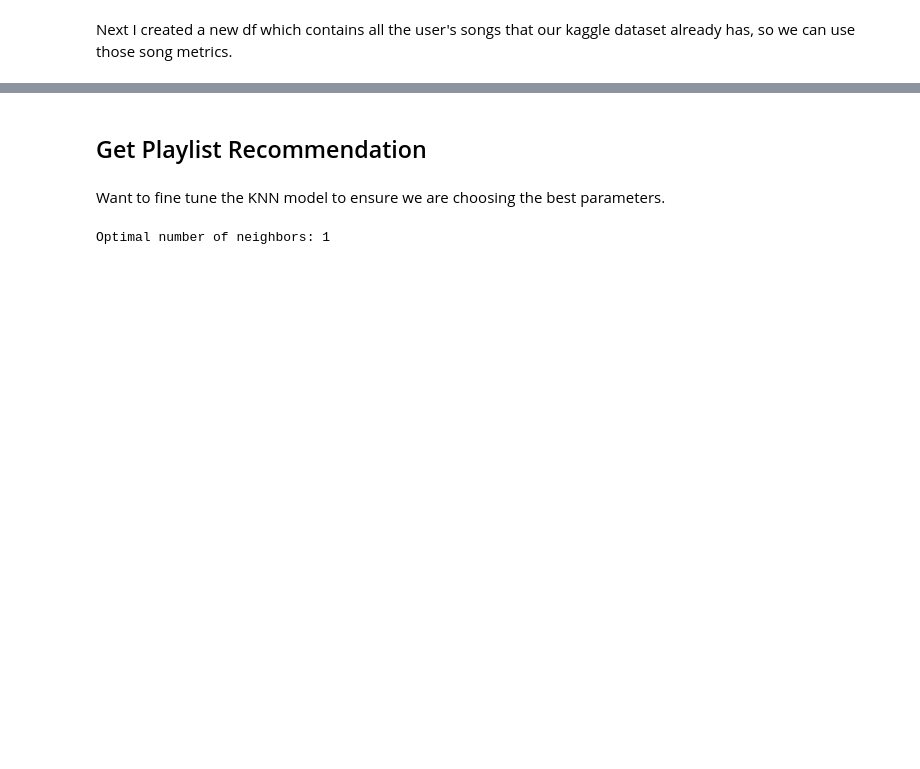
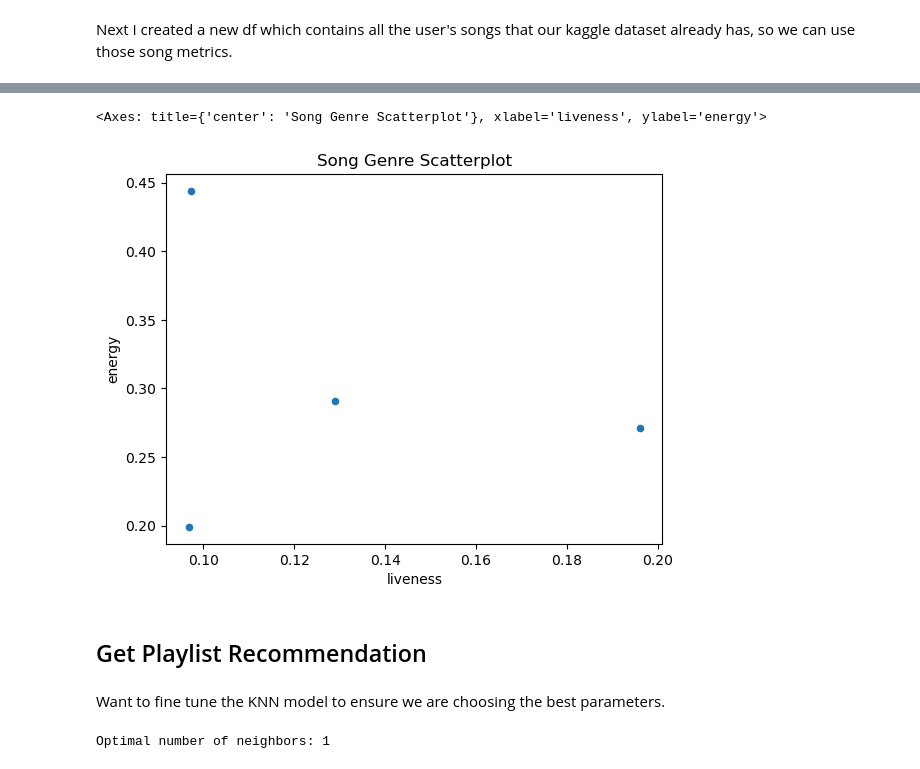
Before and after one commit to avajts/pic16b_project, a Jupyter notebook: music_rec.ipynb, the cells around one changed output, grey strips where cells are left out. Saved outputs shown, nothing was run; the diff lists cells and outputs as text; code cells hidden in the pictures; blank space fills up the shorter version.

```diff
--- a/music_rec.ipynb
+++ b/music_rec.ipynb
@@ -99,0 +178,32 @@ user_df
+# %%
+def playlist_rec_songs(df, knn, playlist, n=5):
+
+    # Get requested playlist
+    df_playlist = df_users_PandT[df_users_PandT['name'].str.lower() == playlist.lower()]
+
+    # Extract column 'track_id' as a list
+    playlist_ids = df_playlist['track_id'].tolist()
+
+    # Filter the DataFrame of song metrics to get only the songs with these
+    df = df[df['track_id'].isin(playlist_ids)]
+
+    # Rest the index of rows
+    df = df.reset_index(drop=True)
+
+    # Ensure `n` does not exceed the number of available songs in the dataset
+    max_neighbors = min(n, len(df))
+
+    # Ensure `user_songs` has enough entries
+    num_user_songs = len(df)
+    if num_user_songs < max_neighbors:
+        print(f"Warning: User provided only {num_user_songs} songs. Adjusting neighbors to {num_user_songs}.")
+        max_neighbors = num_user_songs
+
+
+    # Find nearest neighbors
+    distances, indices = knn.kneighbors(df[['track_genre_encoded', 'tempo', 'energy', 'liveness']], n_neighbors=max_neighbors)
+
+    # Get recommended tracks from the spotify dataset
+    recommended_tracks = df_spotify_tracks.iloc[indices[0]]
+
+    return recommended_tracks[['artists', 'album_name', 'track_name', 'popularity', 'duration_ms', 'explicit', 'danceability', 'energy', 'key', 'loudness', 'mode', 'speechiness', 'acousticness', 'instrumentalness', 'liveness', 'valence', 'tempo', 'time_signature', 'track_genre']]
@@ -99,0 +242,3 @@ user_df
+# %%
+df_five_songs = playlist_rec_songs(user_df, knn_model, 'Another Indie Playlist')
+df_five_songs.head()
@@ -100,3 +263,15 @@ user_df
+# %%
+# Filter for the specific genre
+
+# genre_data_recs = df_five_songs[df_five_songs['track_genre'] == 'indie']
+
+
+# Create scatter plot with 'runtime' on x-axis and 'rating' on y-axis
+
+df_five_songs.plot.scatter(x='liveness', y='energy', title='Song Genre Scatterplot')
+# %% [output]
+<Axes: title={'center': 'Song Genre Scatterplot'}, xlabel='liveness', ylabel='energy'>
+[figure, added]
 # %% [markdown]
 ## Get Playlist Recommendation
 # %%
```
Also changed, not shown: parts of 15 cells of this notebook, 2 other files.
